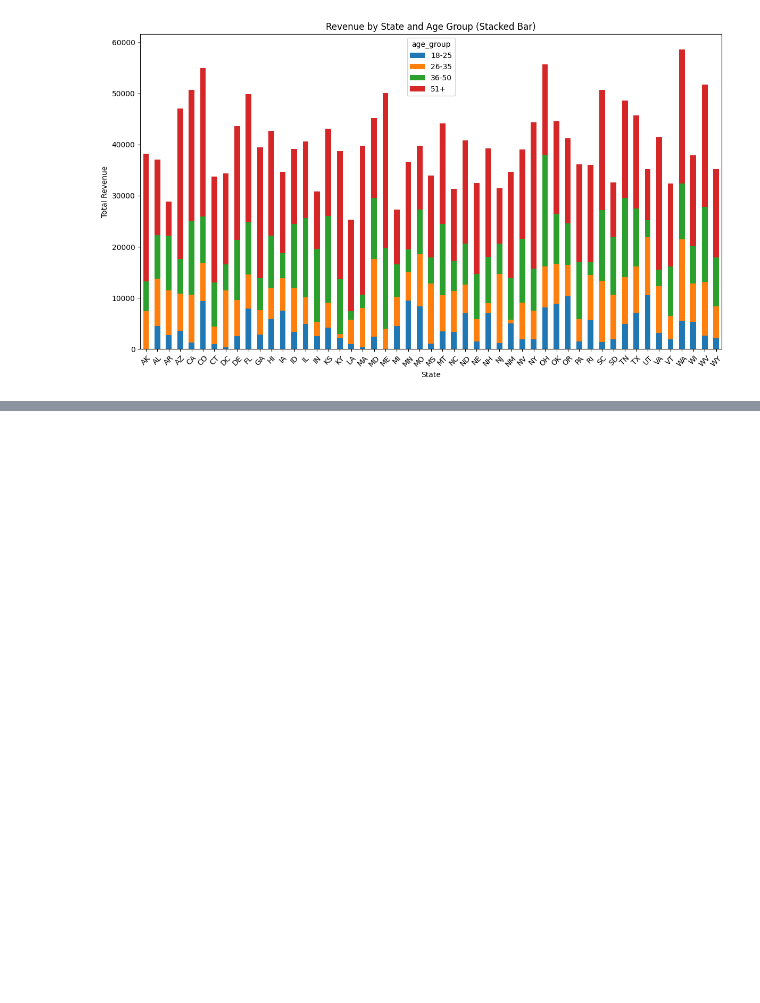
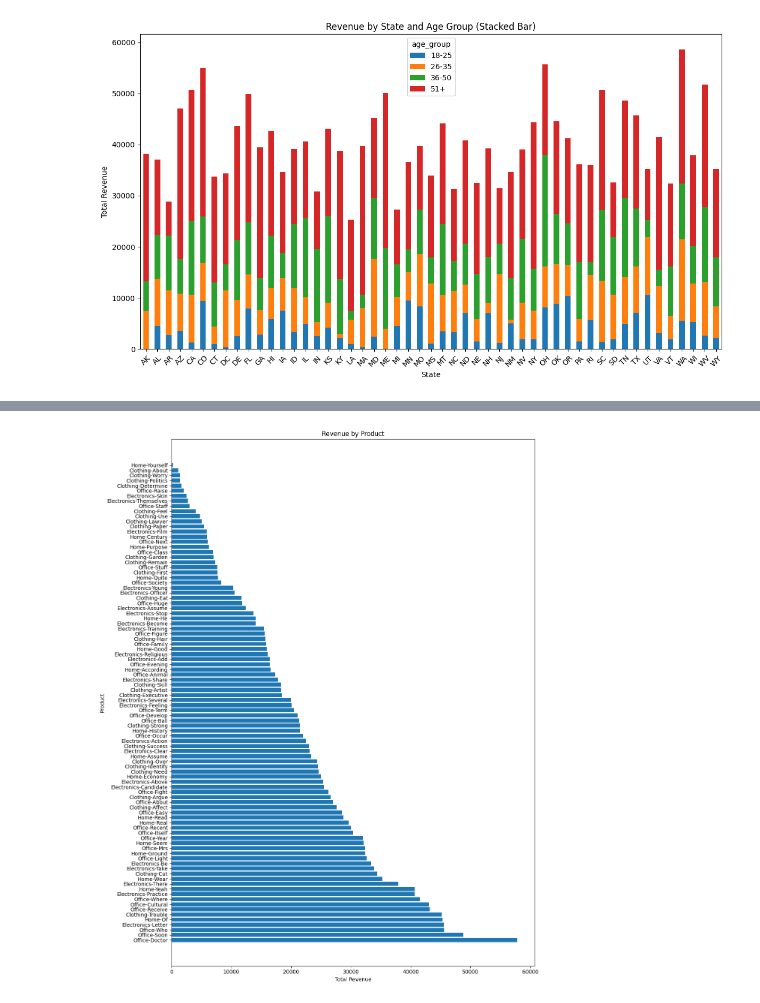
Before and after one commit to sydsailors/smart-store-sydney, a Jupyter notebook: custom/P7_Custom_BI.ipynb, the cells around one changed output, grey strips where cells are left out. Saved outputs shown, nothing was run; the diff lists cells and outputs as text; code cells hidden in the pictures; blank space fills up the shorter version.

```diff
--- a/custom/P7_Custom_BI.ipynb
+++ b/custom/P7_Custom_BI.ipynb
@@ -399,0 +417,12 @@ only showing top 20 rows
+# %%
+product_pdf = drilldown_product_df.toPandas()
+
+plt.figure(figsize=(12, 15))
+plt.barh(product_pdf['product'], product_pdf['total_revenue'])
+plt.xlabel("Total Revenue")
+plt.ylabel("Product")
+plt.title("Revenue by Product")
+plt.tight_layout()
+plt.show()
+# %% [output]
+[figure, added]
```
Also changed, not shown: parts of 5 cells of this notebook.
